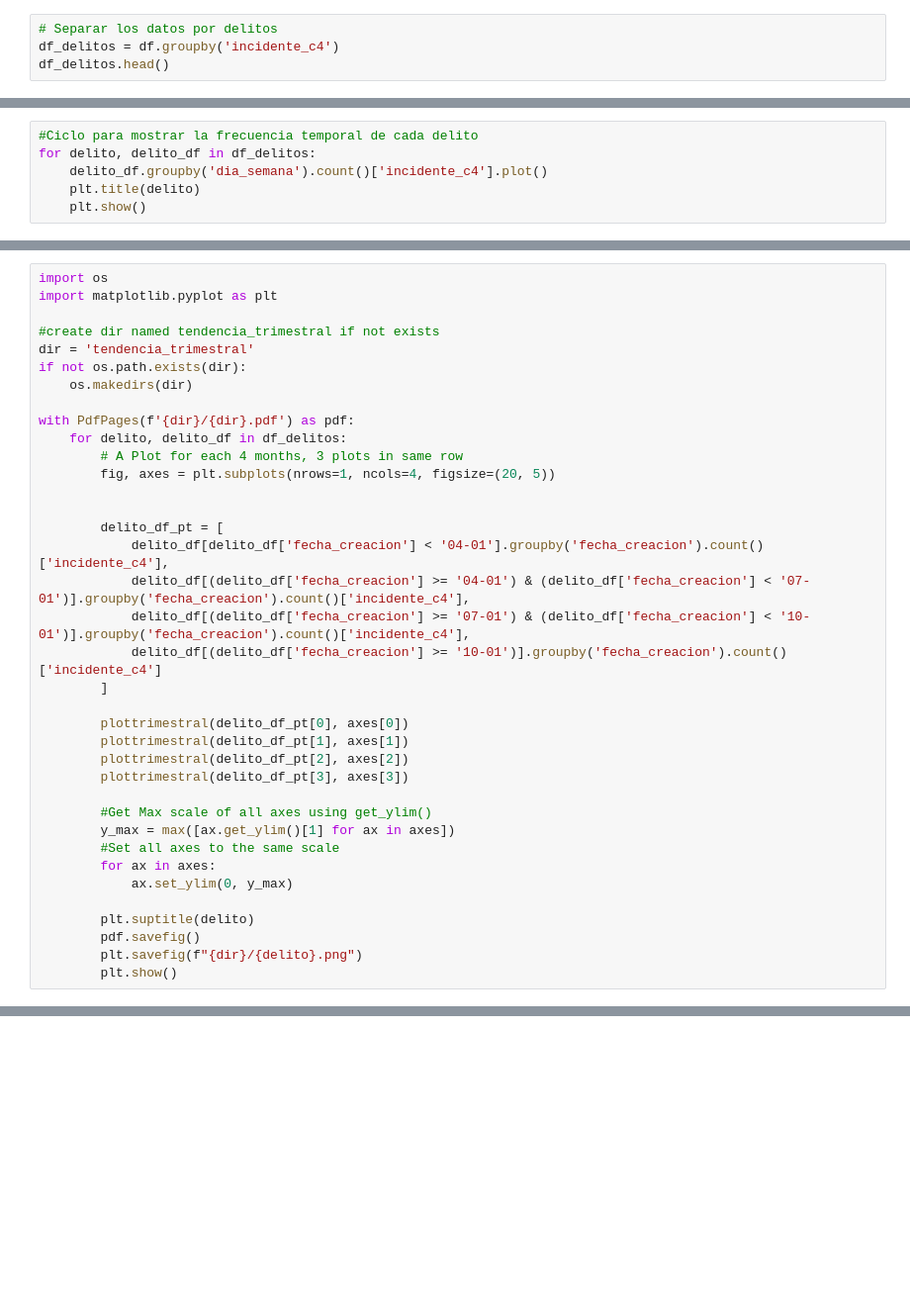
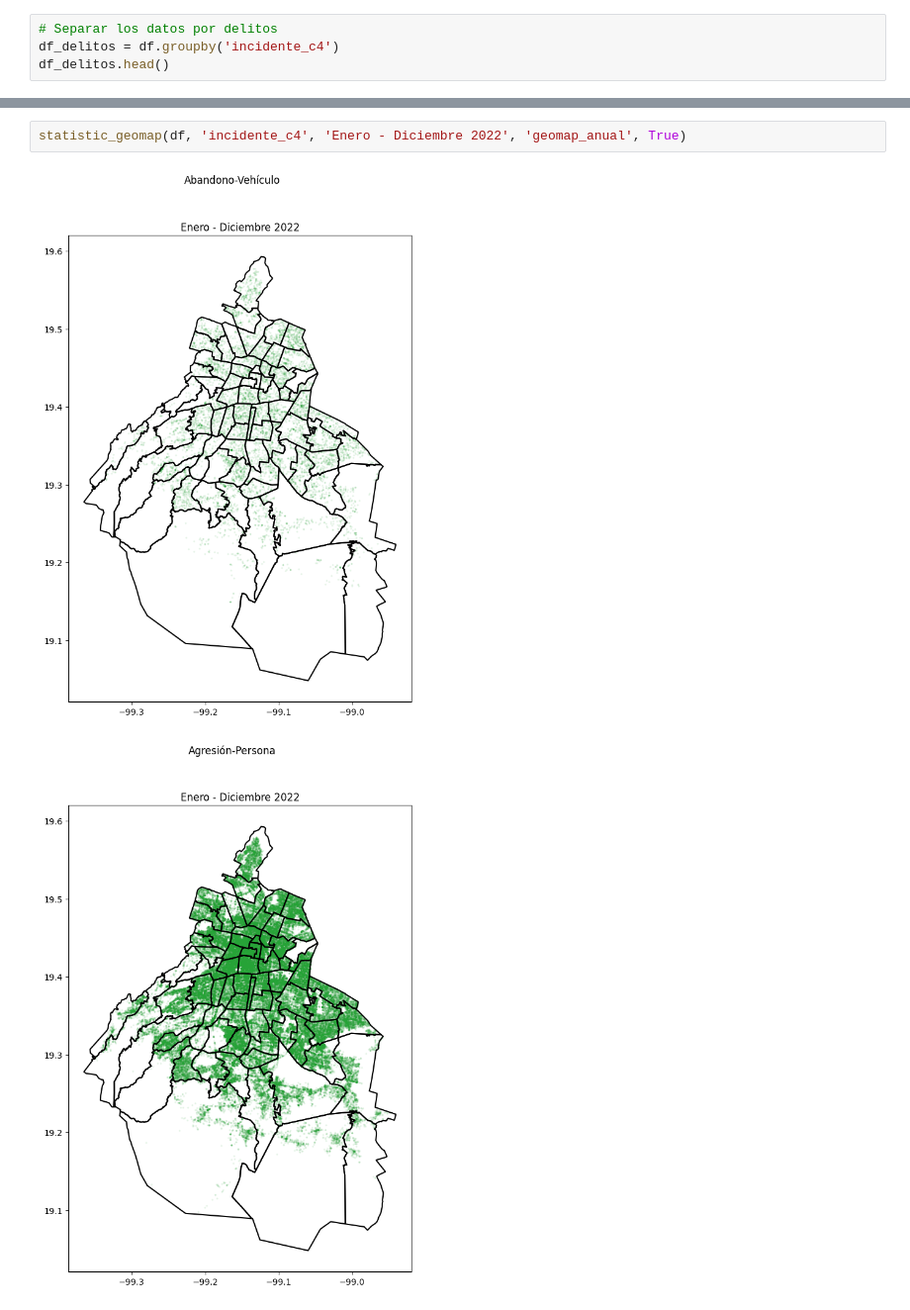
Before and after one commit to M1ndBlast/c5, a Jupyter notebook: tendencias.ipynb, the cells around one changed output, grey strips where cells are left out. Shown at 99% size. Saved outputs shown, nothing was run; the diff lists cells and outputs as text; blank space fills up the shorter version.

Commit message:
Funciones de cada tipo de gráfica. Oendiente reaalizar filtrado

```diff
--- a/tendencias.ipynb
+++ b/tendencias.ipynb
@@ -87,8 +52,2 @@ for delito, delito_df in df_delitos:
-# %%
-#Ciclo para mostrar la frecuencia temporal de cada delito
-for delito, delito_df in df_delitos:
-    delito_df.groupby('dia_semana').count()['incidente_c4'].plot()
-    plt.title(delito)
-    plt.show()
 # %%
 # 'Estadisticas trimestrales' en ingles: 'Trimestral statistics'
@@ -206,37 +154,0 @@ def plottrimestral(delito_df_pt, axe):
-# %%
-import os
-import matplotlib.pyplot as plt
-
-#create dir named tendencia_trimestral if not exists
-dir = 'tendencia_trimestral'
-if not os.path.exists(dir):
-    os.makedirs(dir)
-
-with PdfPages(f'{dir}/{dir}.pdf') as pdf:
-    for delito, delito_df in df_delitos:
-        # A Plot for each 4 months, 3 plots in same row
-        fig, axes = plt.subplots(nrows=1, ncols=4, figsize=(20, 5))
-
-
-        delito_df_pt = [
-			delito_df[delito_df['fecha_creacion'] < '04-01'].groupby('fecha_creacion').count()['incidente_c4'],
-			delito_df[(delito_df['fecha_creacion'] >= '04-01') & (delito_df['fecha_creacion'] < '07-01')].groupby('fecha_creacion').count()['incidente_c4'],
-			delito_df[(delito_df['fecha_creacion'] >= '07-01') & (delito_df['fecha_creacion'] < '10-01')].groupby('fecha_creacion').count()['incidente_c4'],
-			delito_df[(delito_df['fecha_creacion'] >= '10-01')].groupby('fecha_creacion').count()['incidente_c4']
-		]
-
-        plottrimestral(delito_df_pt[0], axes[0])
-        plottrimestral(delito_df_pt[1], axes[1])
-        plottrimestral(delito_df_pt[2], axes[2])
-        plottrimestral(delito_df_pt[3], axes[3])
-
-        #Get Max scale of all axes using get_ylim()
-        y_max = max([ax.get_ylim()[1] for ax in axes])
-        #Set all axes to the same scale
-        for ax in axes:
-            ax.set_ylim(0, y_max)
-
-        plt.suptitle(delito)
-        pdf.savefig()
-        plt.savefig(f"{dir}/{delito}.png")
-        plt.show()
@@ -242,0 +207,5 @@ with PdfPages(f'{dir}/{dir}.pdf') as pdf:
+# %%
+statistic_geomap(df, 'incidente_c4', 'Enero - Diciembre 2022', 'geomap_anual', True)
+# %% [output]
+[figure, added]
+[figure, added]
```
Also changed, not shown: parts of 14 cells of this notebook, 2 other files.
